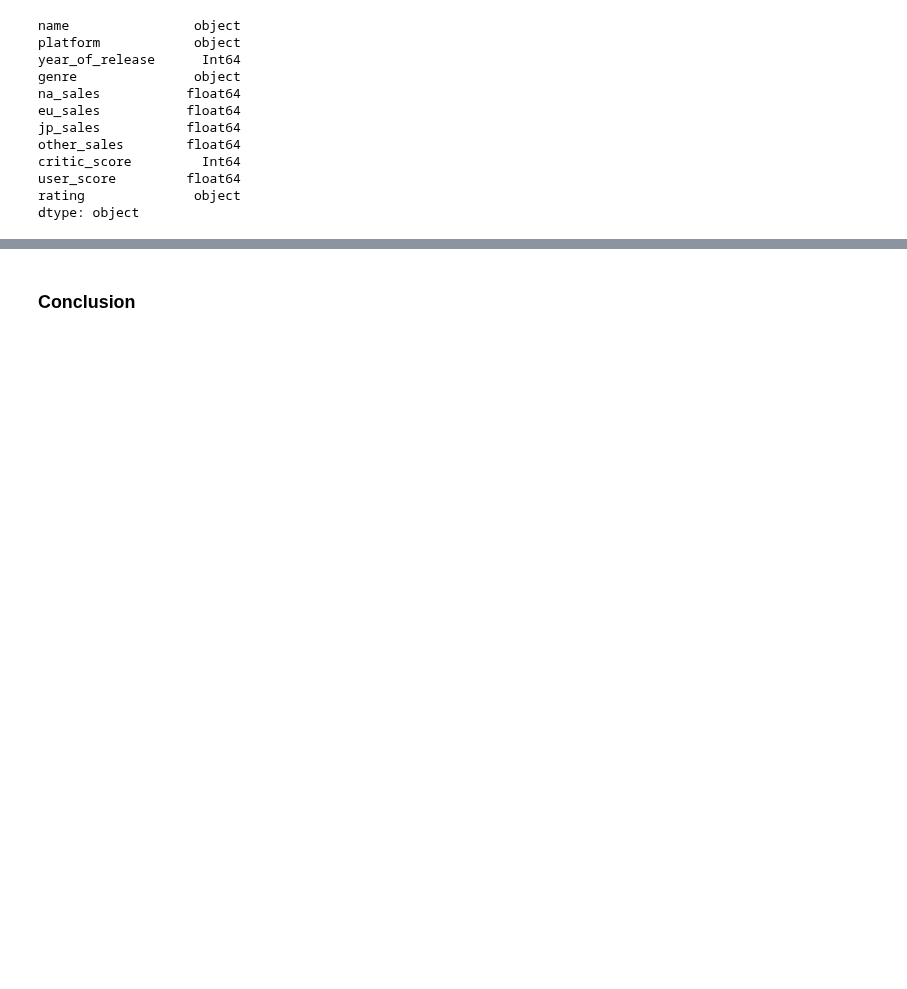
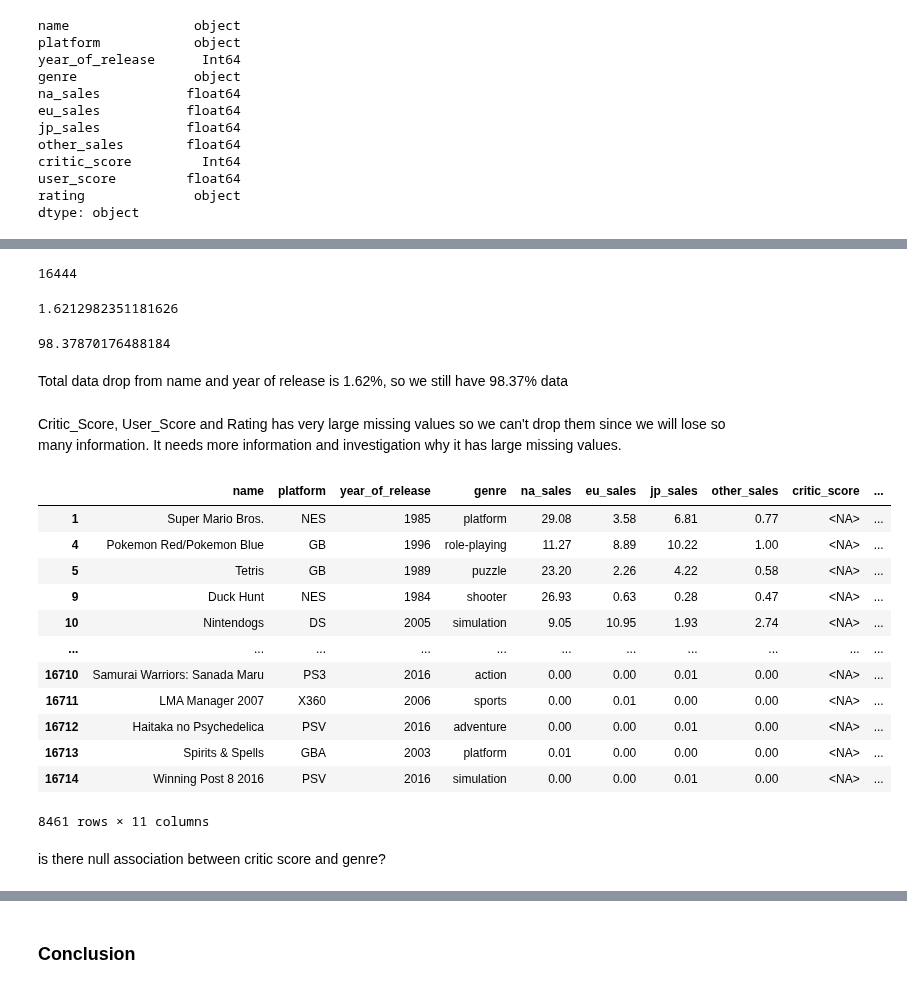
Before and after one commit to rainbowmoonlight/Yandex_Practicum_Projects, a Jupyter notebook: 04 Online Video Game Store Campaign/Online Video Game Store Campaign.ipynb, the cells around one changed output, grey strips where cells are left out. Cells and saved outputs as stored; diff of their text form; code cells hidden in the pictures; blank space fills up the shorter version.

Commit message:
update data preprocessing online game store

```diff
--- a/04 Online Video Game Store Campaign/Online Video Game Store Campaign.ipynb
+++ b/04 Online Video Game Store Campaign/Online Video Game Store Campaign.ipynb
@@ -365,0 +402,3 @@ dtype: object
+# %%
+df = df.dropna(subset=['name'])
+len(df)
@@ -365,0 +413,35 @@ dtype: object
+# %%
+df = df.dropna(subset=['year_of_release'])
+len(df)
+# %% [output]
+16444
+# %%
+(1-(len(df)/original_length))*100
+# %% [output]
+1.6212982351181626
+# %%
+(len(df)/original_length)*100
+# %% [output]
+98.37870176488184
+# %% [markdown]
+Total data drop from name and year of release is 1.62%, so we still have 98.37% data
+# %% [markdown]
+Critic_Score, User_Score and Rating has very large missing values so we can't drop them since we will lose so many information. It needs more information and investigation why it has large missing values.
+# %%
+df.loc[df['critic_score'].isna()]
+# %% [output]
+|  | name | platform | year_of_release | genre | na_sales | eu_sales | jp_sales | other_sales | critic_score | ... |
+| 1 | Super Mario Bros. | NES | 1985 | platform | 29.08 | 3.58 | 6.81 | 0.77 | <NA> | ... |
+| 4 | Pokemon Red/Pokemon Blue | GB | 1996 | role-playing | 11.27 | 8.89 | 10.22 | 1.00 | <NA> | ... |
+| 5 | Tetris | GB | 1989 | puzzle | 23.20 | 2.26 | 4.22 | 0.58 | <NA> | ... |
+| 9 | Duck Hunt | NES | 1984 | shooter | 26.93 | 0.63 | 0.28 | 0.47 | <NA> | ... |
+| 10 | Nintendogs | DS | 2005 | simulation | 9.05 | 10.95 | 1.93 | 2.74 | <NA> | ... |
+| ... | ... | ... | ... | ... | ... | ... | ... | ... | ... | ... |
+| 16710 | Samurai Warriors: Sanada Maru | PS3 | 2016 | action | 0.00 | 0.00 | 0.01 | 0.00 | <NA> | ... |
+| 16711 | LMA Manager 2007 | X360 | 2006 | sports | 0.00 | 0.01 | 0.00 | 0.00 | <NA> | ... |
+| 16712 | Haitaka no Psychedelica | PSV | 2016 | adventure | 0.00 | 0.00 | 0.01 | 0.00 | <NA> | ... |
+| 16713 | Spirits & Spells | GBA | 2003 | platform | 0.01 | 0.00 | 0.00 | 0.00 | <NA> | ... |
+| 16714 | Winning Post 8 2016 | PSV | 2016 | simulation | 0.00 | 0.00 | 0.01 | 0.00 | <NA> | ... |
+8461 rows × 11 columns
+# %% [markdown]
+is there null association between critic score and genre?
```
Also changed, not shown: parts of 36 cells of this notebook.
